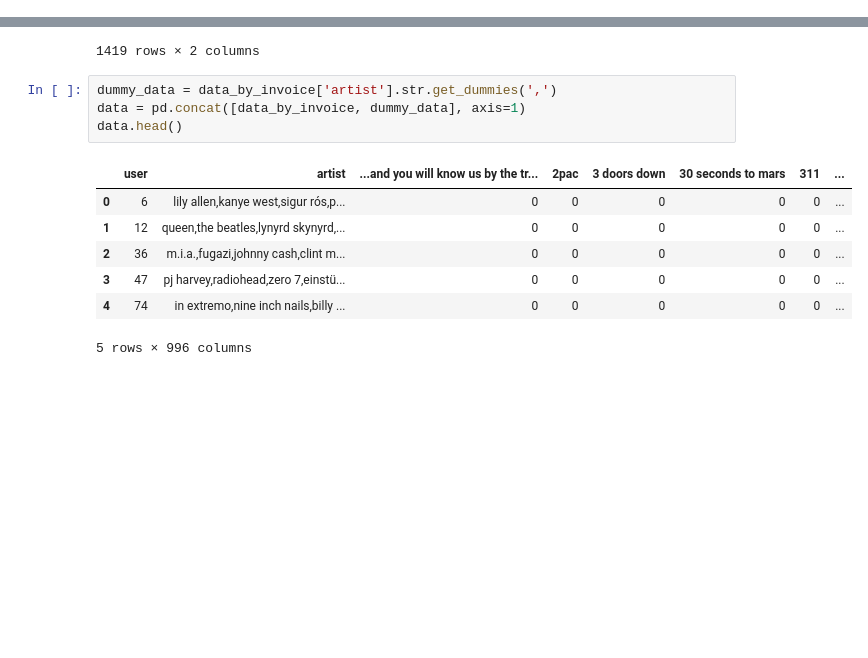
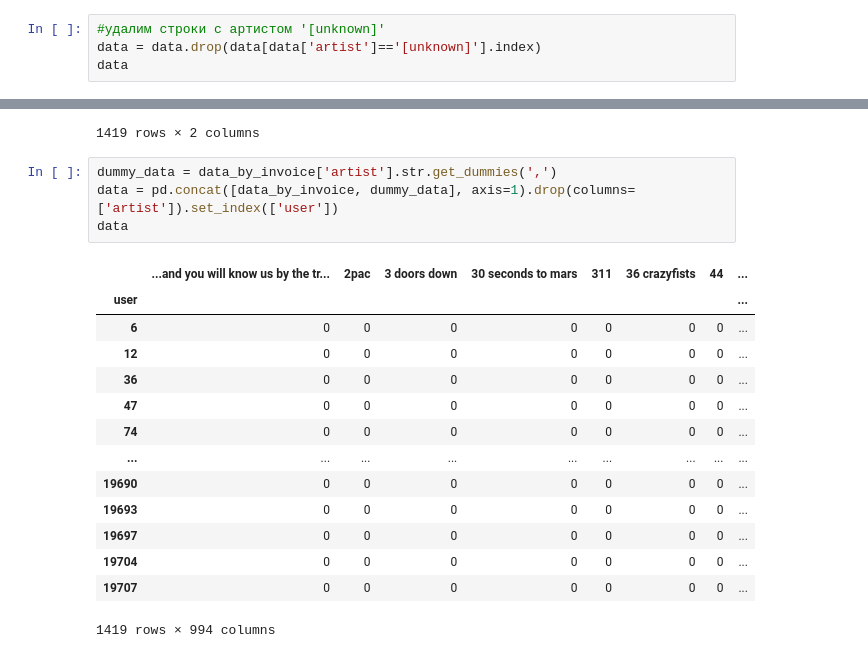
Before and after one commit to ostrenkota/IAD, a Jupyter notebook: lab2/Hometask 2 - LastFM mining.ipynb, the cells around one changed output, grey strips where cells are left out. Drawn from its saved outputs; the diff is of its cells as text; blank space fills up the shorter version.

```diff
--- a/lab2/Hometask 2 - LastFM mining.ipynb
+++ b/lab2/Hometask 2 - LastFM mining.ipynb
@@ -62,0 +70,4 @@ data.head()
+# %%
+#удалим строки с артистом '[unknown]'
+data = data.drop(data[data['artist']=='[unknown]'].index)
+data
@@ -79,13 +104,20 @@ data_by_invoice
 1419 rows × 2 columns
 # %%
 dummy_data = data_by_invoice['artist'].str.get_dummies(',')
-data = pd.concat([data_by_invoice, dummy_data], axis=1)
-data.head()
+data = pd.concat([data_by_invoice, dummy_data], axis=1).drop(columns=['artist']).set_index(['user'])
+data
 # %% [output]
-|  | user | artist | ...and you will know us by the tr... | 2pac | 3 doors down | 30 seconds to mars | 311 | ... |
-| 0 | 6 | lily allen,kanye west,sigur rós,p... | 0 | 0 | 0 | 0 | 0 | ... |
-| 1 | 12 | queen,the beatles,lynyrd skynyrd,... | 0 | 0 | 0 | 0 | 0 | ... |
-| 2 | 36 | m.i.a.,fugazi,johnny cash,clint m... | 0 | 0 | 0 | 0 | 0 | ... |
-| 3 | 47 | pj harvey,radiohead,zero 7,einstü... | 0 | 0 | 0 | 0 | 0 | ... |
-| 4 | 74 | in extremo,nine inch nails,billy ... | 0 | 0 | 0 | 0 | 0 | ... |
+|  | ...and you will know us by the tr... | 2pac | 3 doors down | 30 seconds to mars | 311 | 36 crazyfists | 44 | ... |
+| user |  |  |  |  |  |  |  | ... |
+| 6 | 0 | 0 | 0 | 0 | 0 | 0 | 0 | ... |
+| 12 | 0 | 0 | 0 | 0 | 0 | 0 | 0 | ... |
+| 36 | 0 | 0 | 0 | 0 | 0 | 0 | 0 | ... |
+| 47 | 0 | 0 | 0 | 0 | 0 | 0 | 0 | ... |
+| 74 | 0 | 0 | 0 | 0 | 0 | 0 | 0 | ... |
+| ... | ... | ... | ... | ... | ... | ... | ... | ... |
+| 19690 | 0 | 0 | 0 | 0 | 0 | 0 | 0 | ... |
+| 19693 | 0 | 0 | 0 | 0 | 0 | 0 | 0 | ... |
+| 19697 | 0 | 0 | 0 | 0 | 0 | 0 | 0 | ... |
+| 19704 | 0 | 0 | 0 | 0 | 0 | 0 | 0 | ... |
+| 19707 | 0 | 0 | 0 | 0 | 0 | 0 | 0 | ... |
-5 rows × 996 columns
+1419 rows × 994 columns
```
Also changed, not shown: parts of 6 cells of this notebook.
